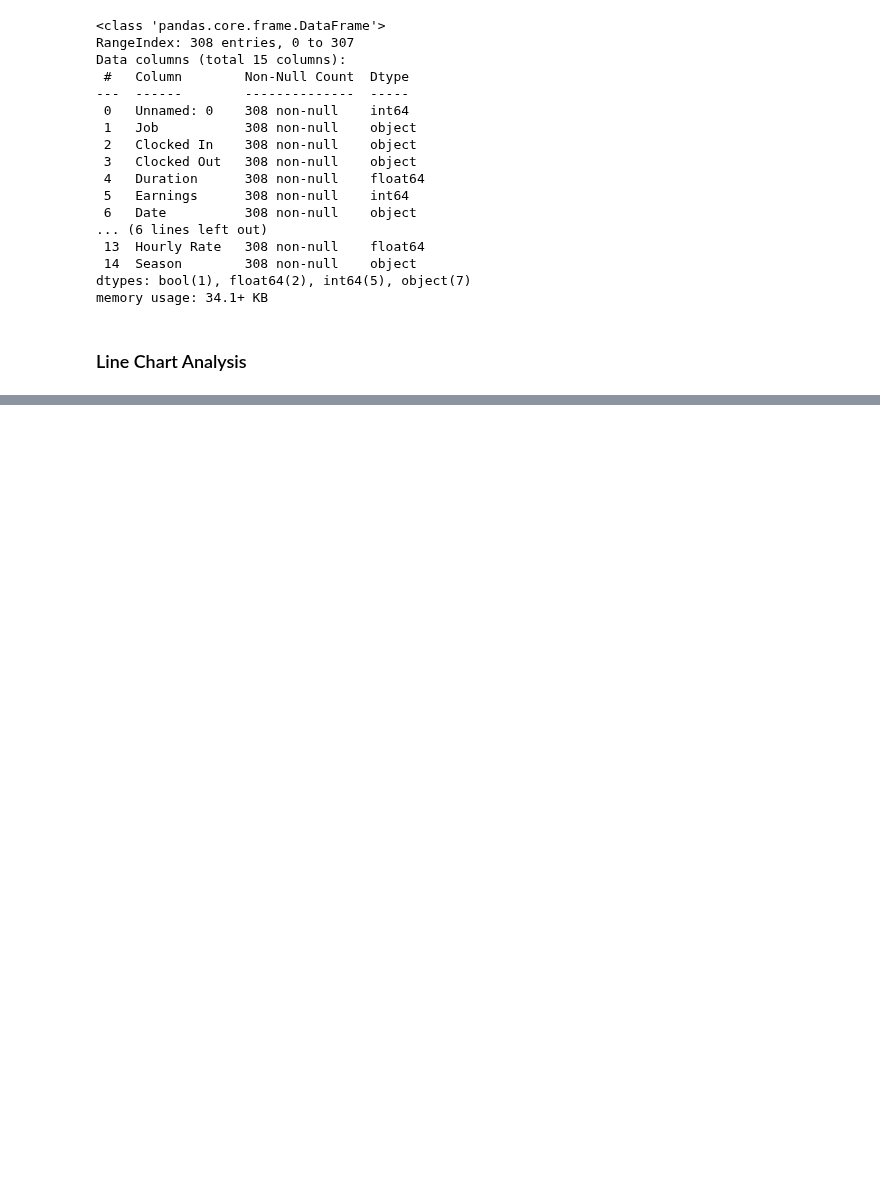
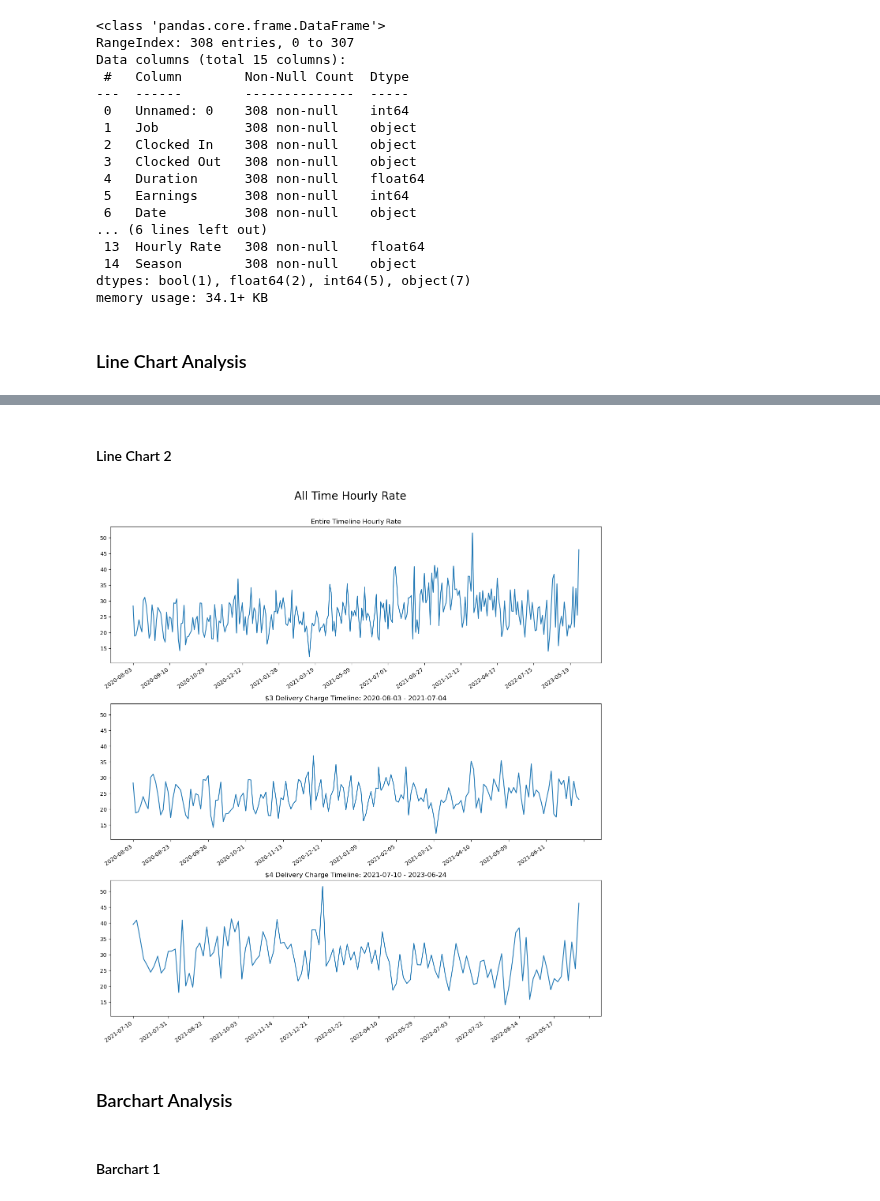
Before and after one commit to stevejchacon/pizzatip, a Jupyter notebook: pizzaEDA2.ipynb, the cells around one changed output, grey strips where cells are left out. Cells and saved outputs as stored; diff of their text form; code cells hidden in the pictures; blank space fills up the shorter version.

Commit message:
add barchart section, almost done

```diff
--- a/pizzaEDA2.ipynb
+++ b/pizzaEDA2.ipynb
@@ -111,0 +114,50 @@ plt.show()
+# %% [markdown]
+#### Line Chart 2
+# %%
+# Line Charts for Hourly Average: all time, $3 period, $4 period
+
+fig, axs = plt.subplots(3, 1, figsize=(13, 14), sharey=True)
+
+plt.suptitle('All Time Hourly Rate', y=1.009, fontsize=20)
+
+# 1. Line chart of hourly over all shifts worked
+days      = list(df['Date'])
+earnings  = list(df['Hourly Rate'])
+axs[0].plot(days, earnings)
+# this sets predetermined number of ticks, resource link 1
+axs[0].xaxis.set_major_locator(plt.MaxNLocator(15))
+axs[0].set_title('Entire Timeline Hourly Rate')
+
+# 2. Line chart over the $3 delivery charge time period, 180 total days
+# 2020-08-03 - 2021-07-04
+delivery_charge_3 = df[df['Job'] == 'Macianos']
+days      = list(delivery_charge_3['Date'])
+earnings  = list(delivery_charge_3['Hourly Rate'])
+axs[1].plot(days, earnings)
+# this sets predetermined number of ticks, resource link 1
+axs[1].xaxis.set_major_locator(plt.MaxNLocator(15))
+axs[1].set_title('$3 Delivery Charge Timeline: 2020-08-03 - 2021-07-04')
+
+# 3. Line chart over the $4 delivery charge time period, 180 total days
+# 2021-07-10 - 2023-06-24
+delivery_charge_4 = df[df['Job'] == 'Maciano 2']
+days      = list(delivery_charge_4['Date'])
+earnings  = list(delivery_charge_4['Hourly Rate'])
+axs[2].plot(days, earnings)
+# this sets predetermined number of ticks, resource link 1
+axs[2].xaxis.set_major_locator(plt.MaxNLocator(15))
+axs[2].set_title('$4 Delivery Charge Timeline: 2021-07-10 - 2023-06-24')
+
+# rotate x-axis labels for all subplots
+for ax in axs:
+    # Adjust the rotation angle, alighn label to the right
+    plt.setp(ax.get_xticklabels(), rotation=35, ha='right')
+
+plt.tight_layout()
+plt.show()
+# %% [output]
+[figure, added]
+# %% [markdown]
+### Barchart Analysis
+# %% [markdown]
+#### Barchart 1
```
Also changed, not shown: parts of 17 cells of this notebook.
